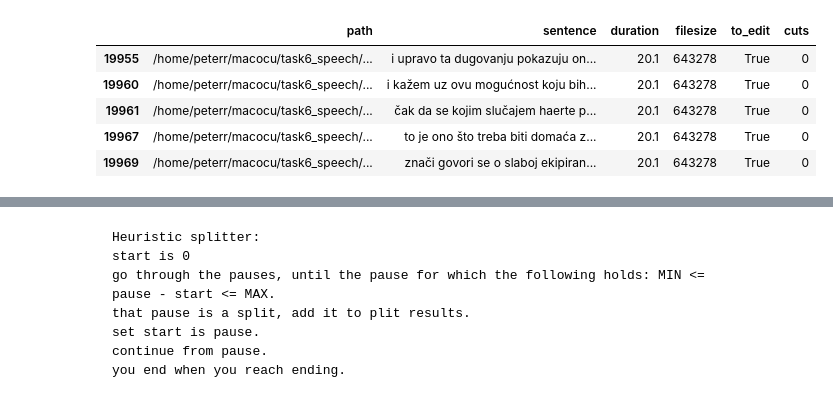
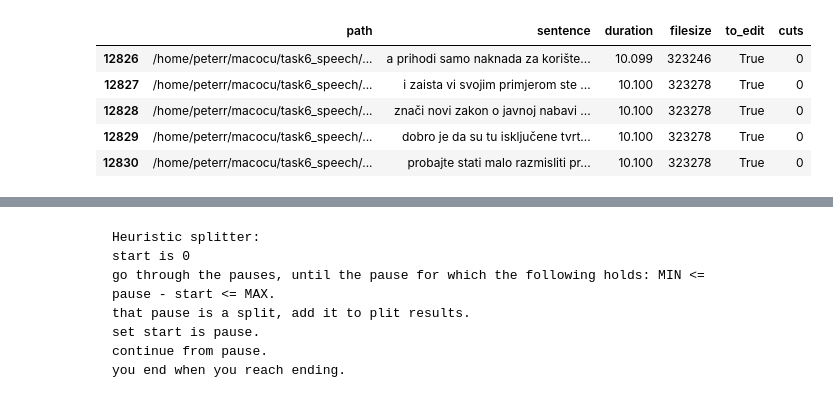
Before and after one commit to 5roop/task6_speech, a Jupyter notebook: 10_continuing_splitting.ipynb, the cells around one changed output, grey strips where cells are left out. Saved outputs shown, nothing was run; the diff lists cells and outputs as text; code cells hidden in the pictures.

```diff
--- a/10_continuing_splitting.ipynb
+++ b/10_continuing_splitting.ipynb
@@ -1,22 +1,24 @@
 # %%
 import pandas as pd
 import numpy as np
 from pydub import AudioSegment
 from pydub.silence import split_on_silence, detect_silence
 import gc
 
 import logging
-logging.basicConfig(format='%(asctime)s - %(levelname)s - %(message)s', level=logging.WARNING)
+logging.basicConfig(format='%(asctime)s - %(levelname)s - %(message)s', level=logging.INFO)
 pd.set_option("display.max_colwidth", 100)
 df = pd.read_csv("/home/peterr/macocu/task6_speech/8_results.csv")
+
+df["to_edit"] = df.duration > 10
 subset = df.loc[df.to_edit&df.cuts.isin([0, "0"])]
 
 subset.head()
 # %% [output]
 |  | path | sentence | duration | filesize | to_edit | cuts |
-| 19955 | /home/peterr/macocu/task6_speech/... | i upravo ta dugovanju pokazuju on... | 20.1 | 643278 | True | 0 |
-| 19960 | /home/peterr/macocu/task6_speech/... | i kažem uz ovu mogućnost koju bih... | 20.1 | 643278 | True | 0 |
-| 19961 | /home/peterr/macocu/task6_speech/... | čak da se kojim slučajem haerte p... | 20.1 | 643278 | True | 0 |
-| 19967 | /home/peterr/macocu/task6_speech/... | to je ono što treba biti domaća z... | 20.1 | 643278 | True | 0 |
-| 19969 | /home/peterr/macocu/task6_speech/... | znači govori se o slaboj ekipiran... | 20.1 | 643278 | True | 0 |
+| 12826 | /home/peterr/macocu/task6_speech/... | a prihodi samo naknada za korište... | 10.099 | 323246 | True | 0 |
+| 12827 | /home/peterr/macocu/task6_speech/... | i zaista vi svojim primjerom ste ... | 10.100 | 323278 | True | 0 |
+| 12828 | /home/peterr/macocu/task6_speech/... | znači novi zakon o javnoj nabavi ... | 10.100 | 323278 | True | 0 |
+| 12829 | /home/peterr/macocu/task6_speech/... | dobro je da su tu isključene tvrt... | 10.100 | 323278 | True | 0 |
+| 12830 | /home/peterr/macocu/task6_speech/... | probajte stati malo razmisliti pr... | 10.100 | 323278 | True | 0 |
 # %%
```
Also changed, not shown: parts of 2 cells of this notebook, 4 other files.
